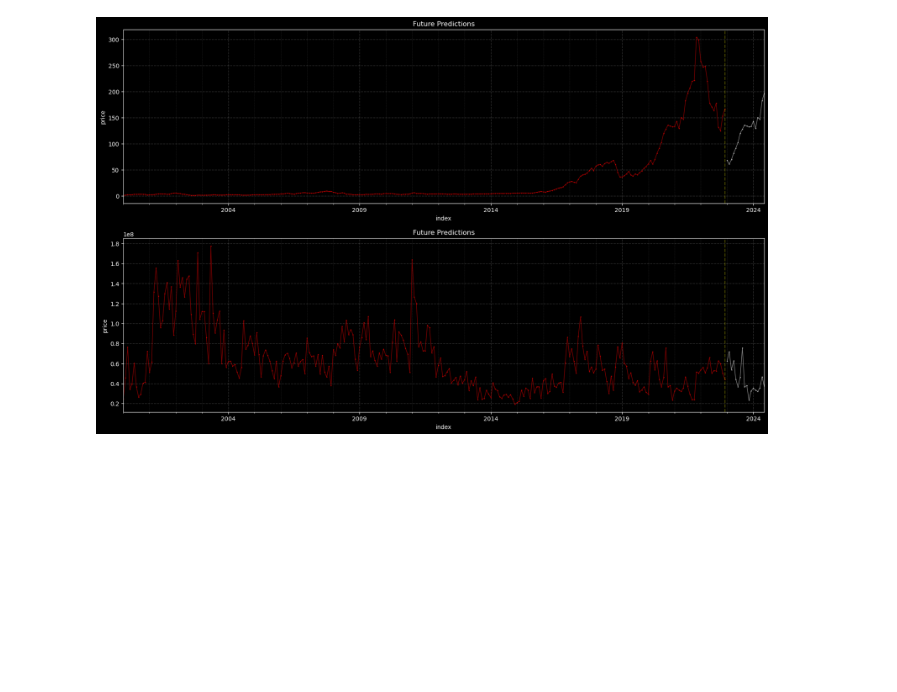
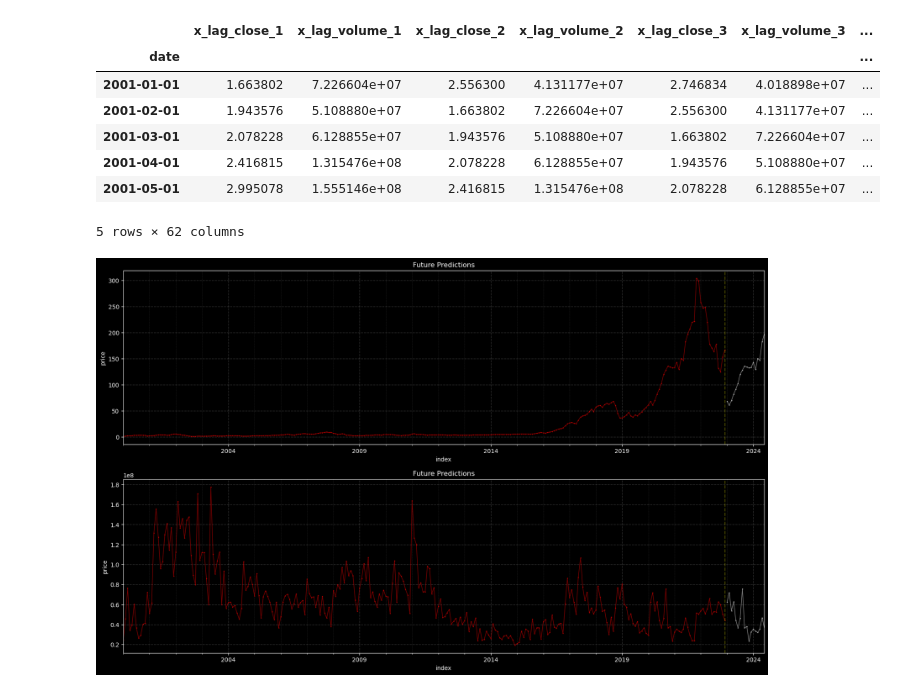
Before and after one commit to IllegalOpcode007/mlForecast, a Jupyter notebook: skLearnForecast.ipynb, the cells around one changed output. Drawn from its saved outputs; the diff is of its cells as text; code cells hidden in the pictures; blank space fills up the shorter version.

```diff
--- a/skLearnForecast.ipynb
+++ b/skLearnForecast.ipynb
@@ -288,3 +353,14 @@ forecast_inputs = create_lags(LAGS, TARGET, df, False)[X_cols][-1:] # December 1
+# %%
+seq_df.head(5)
+# %% [output]
+|  | x_lag_close_1 | x_lag_volume_1 | x_lag_close_2 | x_lag_volume_2 | x_lag_close_3 | x_lag_volume_3 | ... |
+| date |  |  |  |  |  |  | ... |
+| 2001-01-01 | 1.663802 | 7.226604e+07 | 2.556300 | 4.131177e+07 | 2.746834 | 4.018898e+07 | ... |
+| 2001-02-01 | 1.943576 | 5.108880e+07 | 1.663802 | 7.226604e+07 | 2.556300 | 4.131177e+07 | ... |
+| 2001-03-01 | 2.078228 | 6.128855e+07 | 1.943576 | 5.108880e+07 | 1.663802 | 7.226604e+07 | ... |
+| 2001-04-01 | 2.416815 | 1.315476e+08 | 2.078228 | 6.128855e+07 | 1.943576 | 5.108880e+07 | ... |
+| 2001-05-01 | 2.995078 | 1.555146e+08 | 2.416815 | 1.315476e+08 | 2.078228 | 6.128855e+07 | ... |
+5 rows × 62 columns
 # %%
 """
 Model Training w/ Decision Tree Regressor
```
Also changed, not shown: parts of 7 cells of this notebook.
